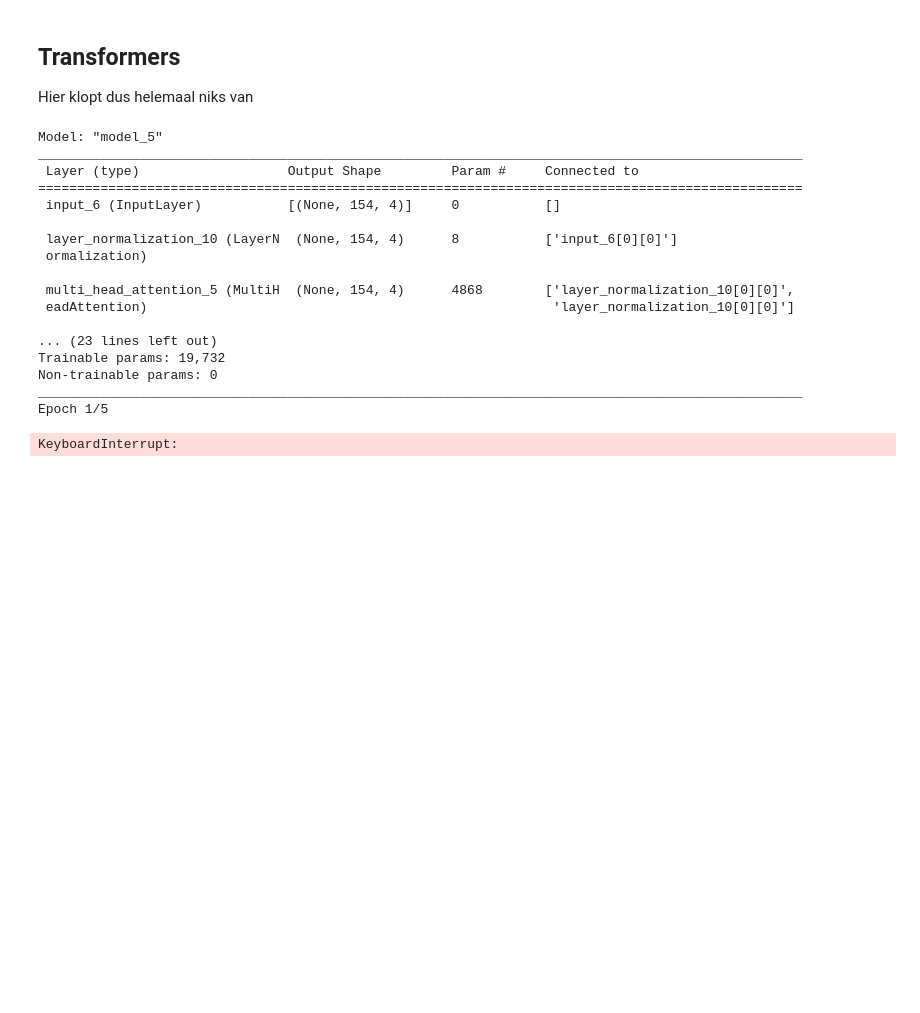
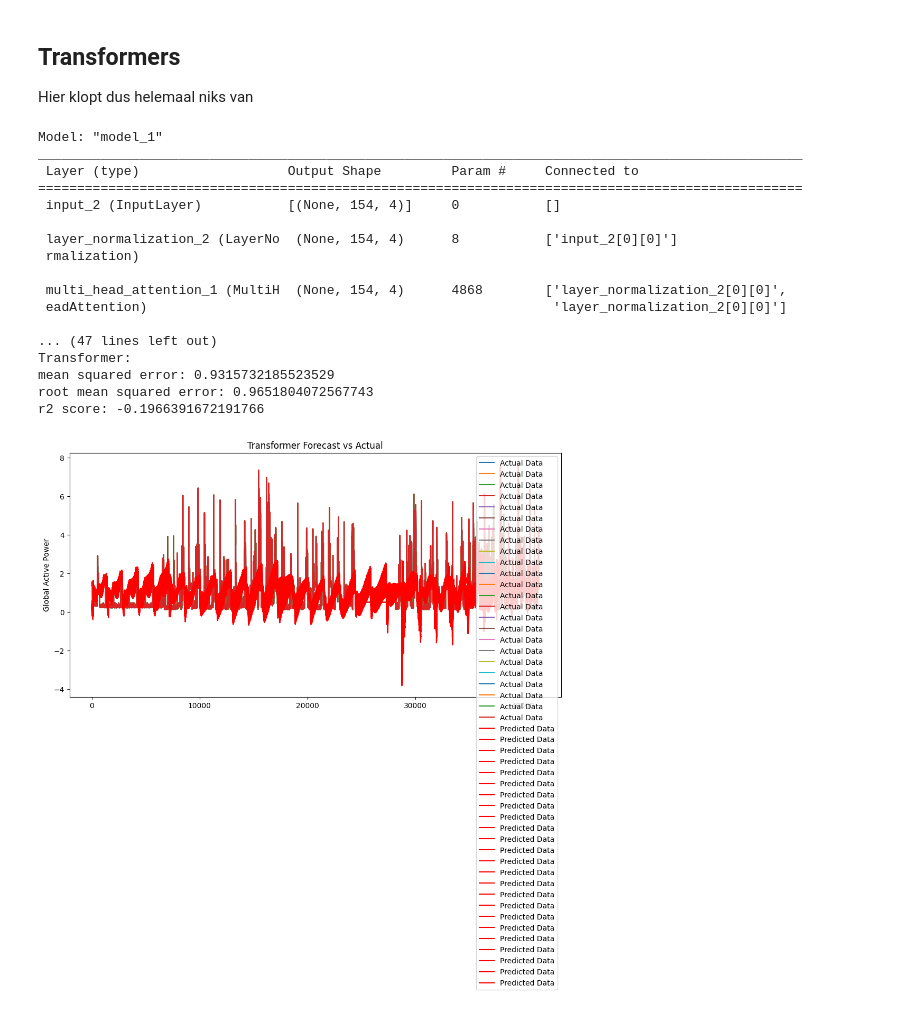
Before and after one commit to Ozziehman/Energiescan, a Jupyter notebook: household_power_consumption_models.ipynb, the cells around one changed output. Cells and saved outputs as stored; diff of their text form; code cells hidden in the pictures; blank space fills up the shorter version.

```diff
--- a/household_power_consumption_models.ipynb
+++ b/household_power_consumption_models.ipynb
@@ -567,43 +711,43 @@ outputs = Dense(prediction_length)(x)
 model = tf.keras.Model(inputs=inputs, outputs=outputs)
 model.compile(optimizer="adam", loss="mae")
 
 # Model summary
 model.summary()
 
 # Train model
-model.fit(X_train, y_train, epochs=1, batch_size=32, verbose=1)
+model.fit(X_train, y_train, epochs=10, batch_size=32, verbose=1)
 
 # Predictions
 y_pred = model.predict(X_test)
 print("Transformer:")
 print(f"mean squared error: {mean_squared_error(y_test, y_pred)}")
 print(f"root mean squared error: {sqrt(mean_squared_error(y_test, y_pred))}")
 print(f"r2 score: {r2_score(y_test, y_pred)}")
 
 # Plot graph
 plt.figure(figsize=(12, 6))
 plt.plot(y_test, label='Actual Data')
 plt.plot(y_pred, label='Predicted Data', color='red')
 plt.title('Transformer Forecast vs Actual')
 plt.ylabel('Global Active Power')
 plt.legend()
 plt.show()
 # %% [output]
-Model: "model_5"
+Model: "model_1"
 __________________________________________________________________________________________________
  Layer (type)                   Output Shape         Param #     Connected to
 ==================================================================================================
- input_6 (InputLayer)           [(None, 154, 4)]     0           []
+ input_2 (InputLayer)           [(None, 154, 4)]     0           []
 
- layer_normalization_10 (LayerN  (None, 154, 4)      8           ['input_6[0][0]']
- ormalization)
+ layer_normalization_2 (LayerNo  (None, 154, 4)      8           ['input_2[0][0]']
+ rmalization)
 
- multi_head_attention_5 (MultiH  (None, 154, 4)      4868        ['layer_normalization_10[0][0]',
- eadAttention)                                                    'layer_normalization_10[0][0]']
+ multi_head_attention_1 (MultiH  (None, 154, 4)      4868        ['layer_normalization_2[0][0]',
+ eadAttention)                                                    'layer_normalization_2[0][0]']
 
-... (23 lines left out)
-Trainable params: 19,732
-Non-trainable params: 0
-__________________________________________________________________________________________________
-Epoch 1/5
+... (47 lines left out)
+Transformer:
+mean squared error: 0.9315732185523529
+root mean squared error: 0.9651804072567743
+r2 score: -0.1966391672191766
-KeyboardInterrupt:
+[figure, added]
```
Also changed, not shown: parts of 3 cells of this notebook, 2 other files.
